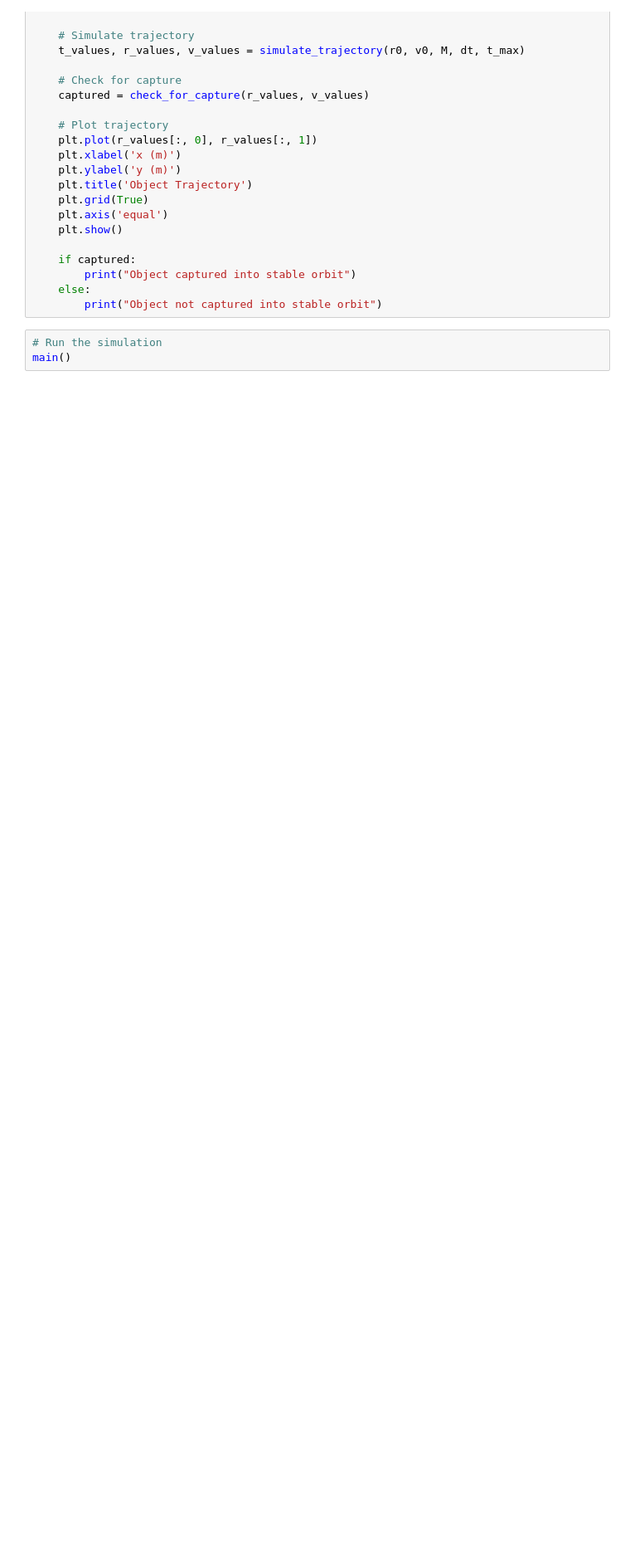
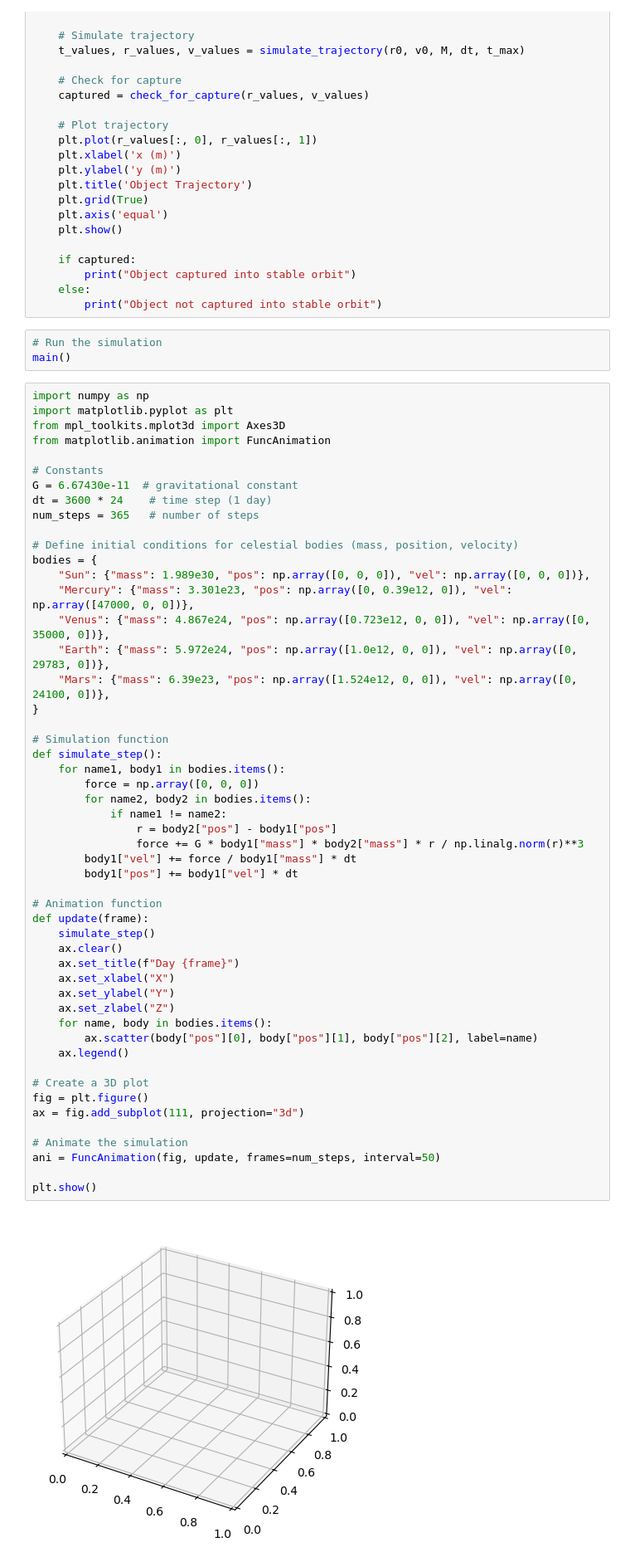
Before and after one commit to djs8g/Solar-System-Project, a Jupyter notebook: Final Project.ipynb, the cells around one changed output. Shown at 83% size. Drawn from its saved outputs; the diff is of its cells as text; blank space fills up the shorter version.

```diff
--- a/Final Project.ipynb
+++ b/Final Project.ipynb
@@ -854,3 +854,56 @@ def main():
 # %%
 # Run the simulation
 main()
+# %%
+import numpy as np
+import matplotlib.pyplot as plt
+from mpl_toolkits.mplot3d import Axes3D
+from matplotlib.animation import FuncAnimation
+
+# Constants
+G = 6.67430e-11  # gravitational constant
+dt = 3600 * 24    # time step (1 day)
+num_steps = 365   # number of steps
+
+# Define initial conditions for celestial bodies (mass, position, velocity)
+bodies = {
+    "Sun": {"mass": 1.989e30, "pos": np.array([0, 0, 0]), "vel": np.array([0, 0, 0])},
+    "Mercury": {"mass": 3.301e23, "pos": np.array([0, 0.39e12, 0]), "vel": np.array([47000, 0, 0])},
+    "Venus": {"mass": 4.867e24, "pos": np.array([0.723e12, 0, 0]), "vel": np.array([0, 35000, 0])},
+    "Earth": {"mass": 5.972e24, "pos": np.array([1.0e12, 0, 0]), "vel": np.array([0, 29783, 0])},
+    "Mars": {"mass": 6.39e23, "pos": np.array([1.524e12, 0, 0]), "vel": np.array([0, 24100, 0])},
+}
+
+# Simulation function
+def simulate_step():
+    for name1, body1 in bodies.items():
+        force = np.array([0, 0, 0])
+        for name2, body2 in bodies.items():
+            if name1 != name2:
+                r = body2["pos"] - body1["pos"]
+                force += G * body1["mass"] * body2["mass"] * r / np.linalg.norm(r)**3
+        body1["vel"] += force / body1["mass"] * dt
+        body1["pos"] += body1["vel"] * dt
+
+# Animation function
+def update(frame):
+    simulate_step()
+    ax.clear()
+    ax.set_title(f"Day {frame}")
+    ax.set_xlabel("X")
+    ax.set_ylabel("Y")
+    ax.set_zlabel("Z")
+    for name, body in bodies.items():
+        ax.scatter(body["pos"][0], body["pos"][1], body["pos"][2], label=name)
+    ax.legend()
+
+# Create a 3D plot
+fig = plt.figure()
+ax = fig.add_subplot(111, projection="3d")
+
+# Animate the simulation
+ani = FuncAnimation(fig, update, frames=num_steps, interval=50)
+
+plt.show()
+# %% [output]
+[figure, added]
```
Also changed, not shown: 3 other files.
